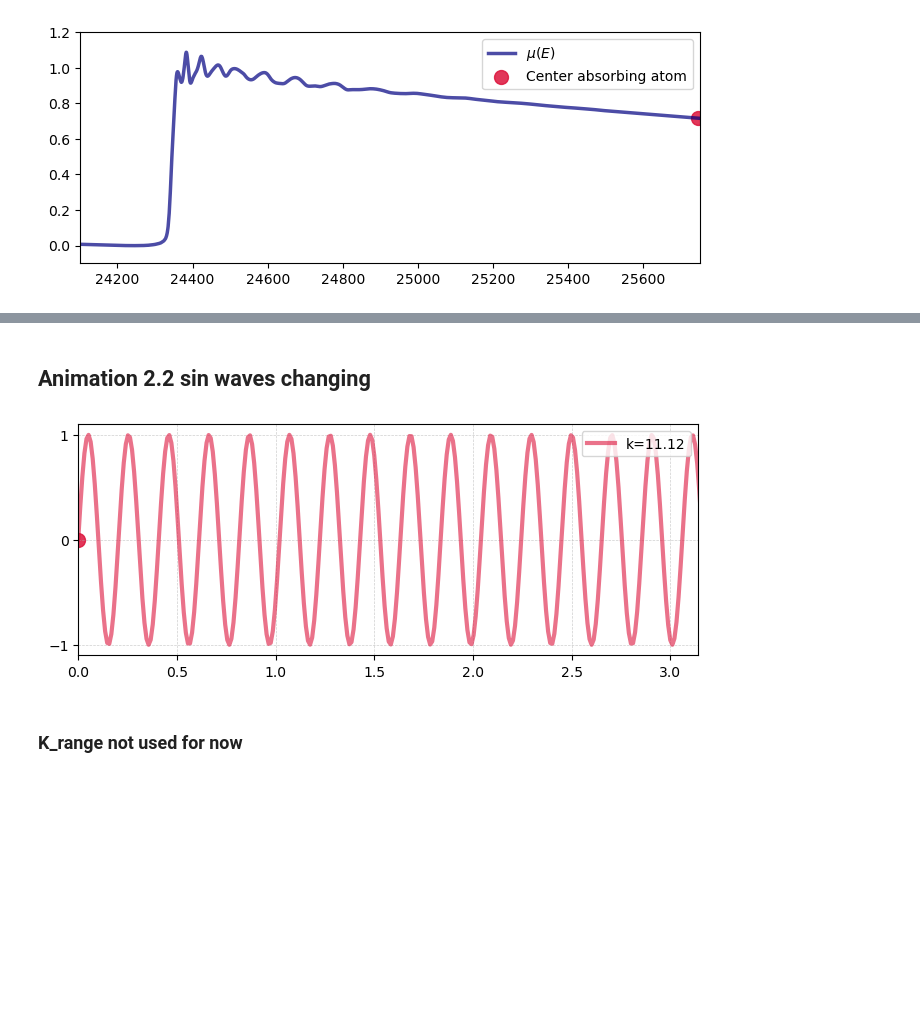
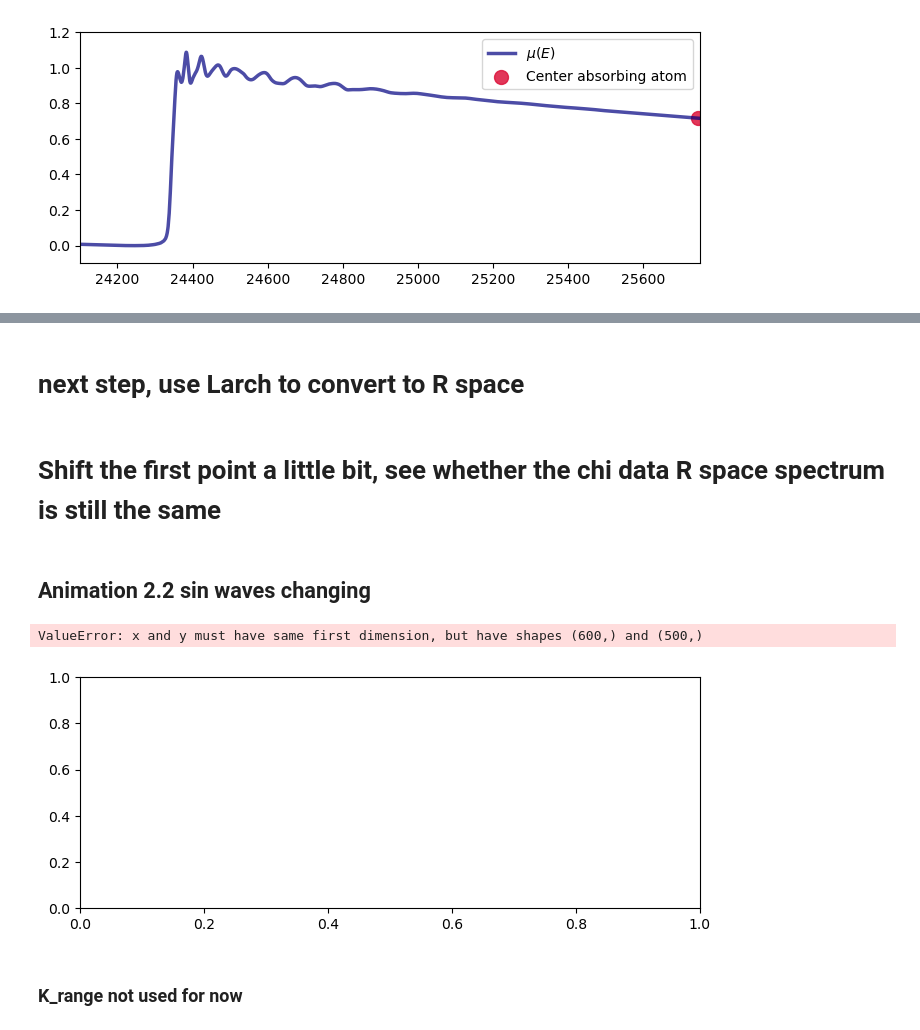
Before and after one commit to Cathyhjj/XAFS_animations, a Jupyter notebook: EXAFS_animations.ipynb, the cells around one changed output, grey strips where cells are left out. Saved outputs shown, nothing was run; the diff lists cells and outputs as text; code cells hidden in the pictures; blank space fills up the shorter version.

```diff
--- a/EXAFS_animations.ipynb
+++ b/EXAFS_animations.ipynb
@@ -119,32 +151,32 @@ plt.show()
 # %% [markdown]
 ## Animation 1.2: travelling sin waves
 # %%
-f = lambda x: np.sin(k * R_PdPd * x)
-x = np.linspace(0, np.pi, 500)
-
+f = lambda R: np.sin(2 * k * R)
+R = np.linspace(0, 2, 500)
+k = 3
 
 fig, ax = plt.subplots(figsize=(8, 3))
-wave, = ax.plot(x, y, "-", color="crimson", lw=3, alpha = 0.6)
+wave, = ax.plot(R, y, "-", color="crimson", lw=3, alpha = 0.6)
 
 # Initialize the scatter point at the first x position
-scatter = ax.scatter([x[0]], [y[0]], color="crimson", s=100, alpha = 0.85)
+scatter = ax.scatter([R[0]], [y[0]], color="crimson", s=100, alpha = 0.85)
 
 # ax.set_xticks([-np.pi, -np.pi/2, 0, np.pi/2, np.pi])
 # ax.set_xticklabels(["Center atom", None, None, None, "Neighbor atom"])
 
 ax.set_yticks((-1, 0, 1))
 ax.grid(True, which="both", linestyle="--", lw=0.5, alpha=0.6)
-ax.set_xlim(0-0.1, np.pi)
+ax.set_xlim(0-0.03, 2)
 
 def shift(t, c=0):
     # Update the y data of the sine wave
-    new_y = f(x - c*t)
+    new_y = f(R - c*t)
     wave.set_ydata(new_y)
 
     # Calculate the new position for the scatter point
-    new_x = x[0] - c*t
+    new_x = R[0] - c*t
     new_y_scatter = f(new_x)
-    scatter.set_offsets([x[0], new_y_scatter])
+    scatter.set_offsets([R[0], new_y_scatter])
 
     return wave, scatter  # Return both the line and the scatter
 
@@ -206,0 +305,21 @@ ani.save('02_spectrum_animation.gif', writer='pillow', fps=30)
+# %%
+# k_values = np.arange(2, 4.5, 0.5)
+k_values = np.arange(0, 10, 0.01)
+# k_values = np.arange(0, 100, 0.01)
+
+R = np.linspace(0, 2, 500)
+
+sum_at_0 = []
+for k_i in k_values:
+    f = lambda R: np.sin(k_i * R)
+    y = f(R)
+    y_mirrored = f(1-(R-1))
+    sum_at_0.append(y[0] + y_mirrored[0])
+
+sum_at_0 = np.array(sum_at_0)
+plt.figure(figsize=(8, 3))
+plt.plot(k_values, sum_at_0)
+
+
+y_ = np.sin(k_values)
+plt.plot(k_values, y_, color = 'r')
@@ -207,12 +350,12 @@ ani.save('02_spectrum_animation.gif', writer='pillow', fps=30)
+# %% [markdown]
+# next step, use Larch to convert to R space
+# %% [markdown]
+# Shift the first point a little bit, see whether the chi data R space spectrum is still the same
 # %% [markdown]
 ## Animation 2.2 sin waves changing
 # %%
-import numpy as np
-import matplotlib.pyplot as plt
-import matplotlib.animation as anim
-
 # Define the sine function with time-dependent frequency
-f = lambda x, t, k=1: np.sin(k * R_PdPd * x)
+f = lambda x, t, k=1: np.sin(k * R)
 
 x = np.linspace(-np.pi, np.pi, 300)
 x = np.linspace(0, np.pi*2, 600)
@@ -236,34 +379,35 @@ ax.set_xlim(0, np.pi)
 
 # Initialize the legend with a placeholder text
 legend = ax.legend([f"k={1}"], loc="upper right")
 
 def shift(t, c=1):
     # Time-dependent frequency
     DeltaE = x_interpolated[t] - Pd_K_edge
     current_k = wavenumber_calc(DeltaE, printit=False)
 
     # Update the y data of the sine wave with changing frequency
     new_y = f(x, t, k=current_k)
     wave.set_ydata(new_y)
 
     # Update the scatter point
     new_x = x[0]
     new_y_scatter = new_y[0]
     scatter.set_offsets([new_x, new_y_scatter])
 
     # Update the legend with the current k value
     ax.legend([f"k={current_k:.2f}"], loc="upper right")
 
     return wave, scatter  # Return both the line and the scatter
 
 ani = anim.FuncAnimation(fig, shift, frames=190,
                          fargs=(0.1,),
                          interval=30, blit=True)
 
 # Save the animation to a GIF
 ani.save('02_sine_wave_animation_with_changing_frequency.gif', writer='pillow', fps=30)
 # %% [output]
+ValueError: x and y must have same first dimension, but have shapes (600,) and (500,)
-[figure, old version]
+[figure, new version]
 # %% [markdown]
 ### K_range not used for now
 # %%
```
Also changed, not shown: parts of 9 cells of this notebook, 14 other files.
